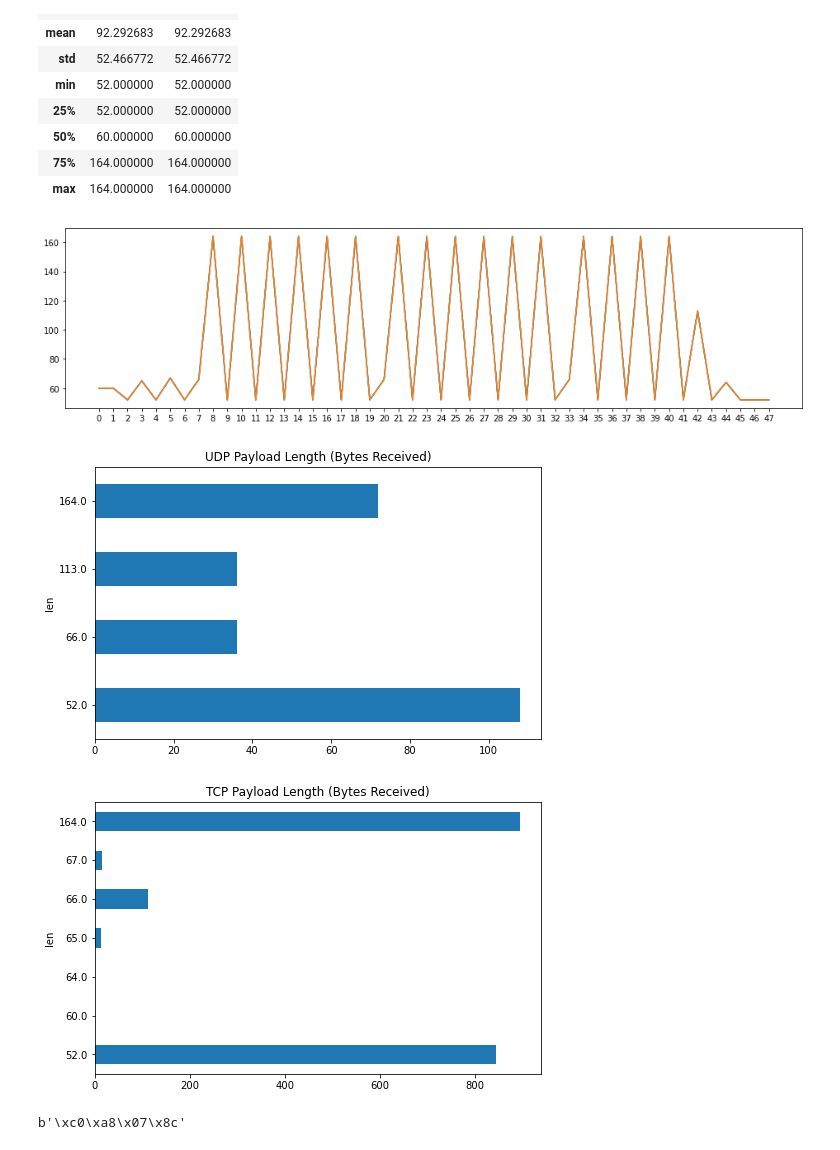
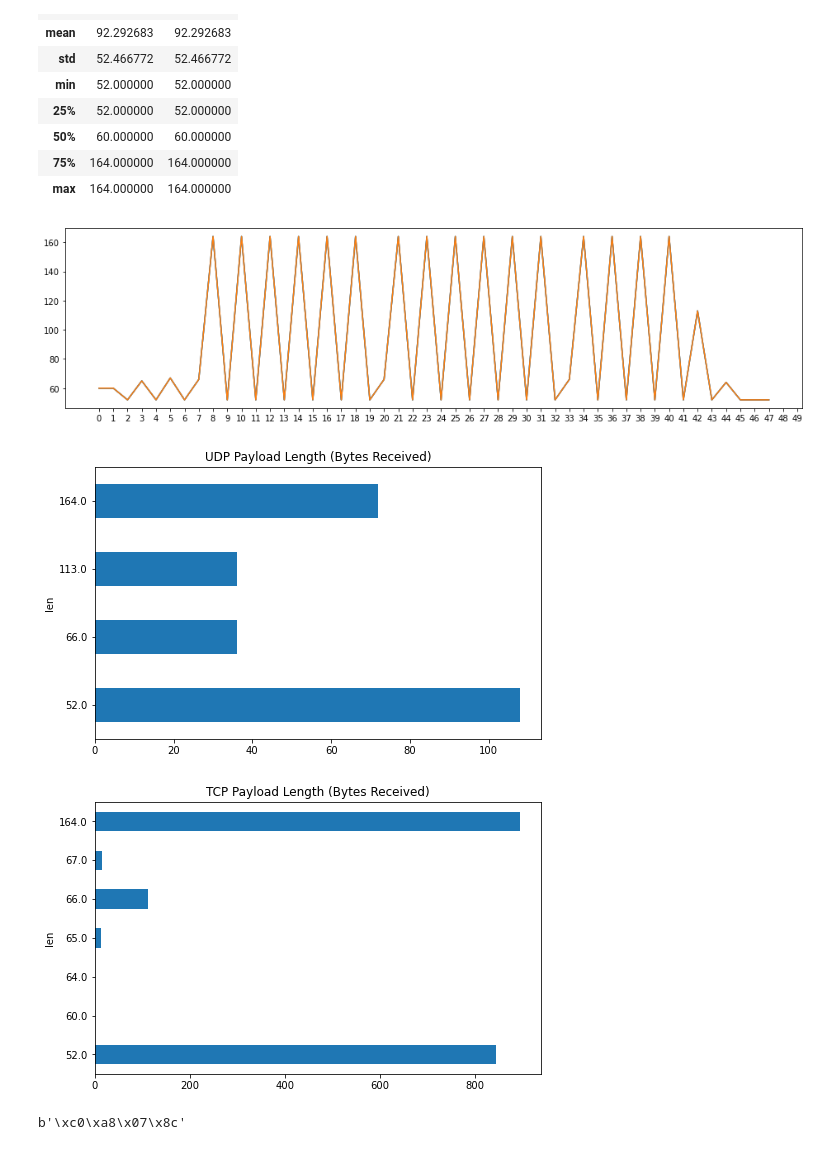
Before and after one commit to aboutsecurity/jupyter-notebooks, a Jupyter notebook: packet_analysis/packet_analysis.ipynb, the cells around one changed output. Cells and saved outputs as stored; diff of their text form; code cells hidden in the pictures.

```diff
--- a/packet_analysis/packet_analysis.ipynb
+++ b/packet_analysis/packet_analysis.ipynb
@@ -53,8 +53,8 @@ def pcap_to_dataframe(pcap):
         #df['proto'] = df['proto'].replace([17],'udp')
 
     my_df = my_df.reset_index()
-    my_df["len"] = pd.to_numeric(df["len"])
-    my_df["time"] = pd.to_numeric(df["len"])
+    my_df["len"] = pd.to_numeric(my_df["len"])
+    my_df["time"] = pd.to_numeric(my_df["len"])
 
     my_df = my_df.drop(columns="index")
 
@@ -143,27 +143,27 @@ df1[df1['proto'] == 6].describe()
 # %%
 # Packet length visualizations
 # Lenght does not include 14 bytes in Ethernet header (Wireshark will show total length inc. ethernet)
 df1['len'].plot(figsize=(16,4))
 df1['len'].plot(subplots=True, figsize=(16,4))
 df1['len'].plot(y=['len'], figsize=(16,4))
-plt.xticks(df.index)
+plt.xticks(df1.index)
 plt.show()
 
 # UDP length
 udp_df = df1[df1['proto'] == 17]
 destination_ports = udp_df.groupby("len")['payload'].sum()
 destination_ports.plot(kind='barh',title="UDP Payload Length (Bytes Received)",figsize=(8,5))
 plt.show()
 
 # TCP length
 tcp_df = df1[df1['proto'] == 6]
 destination_ports = tcp_df.groupby("len")['payload'].sum()
 destination_ports.plot(kind='barh',title="TCP Payload Length (Bytes Received)",figsize=(8,5))
 plt.show()
 
 # TCP segment size by IP address
 # %% [output]
-[figure, old version]
+[figure, new version]
 [figure]
 [figure]
 # %%
```
Also changed, not shown: parts of 1 cell of this notebook.
